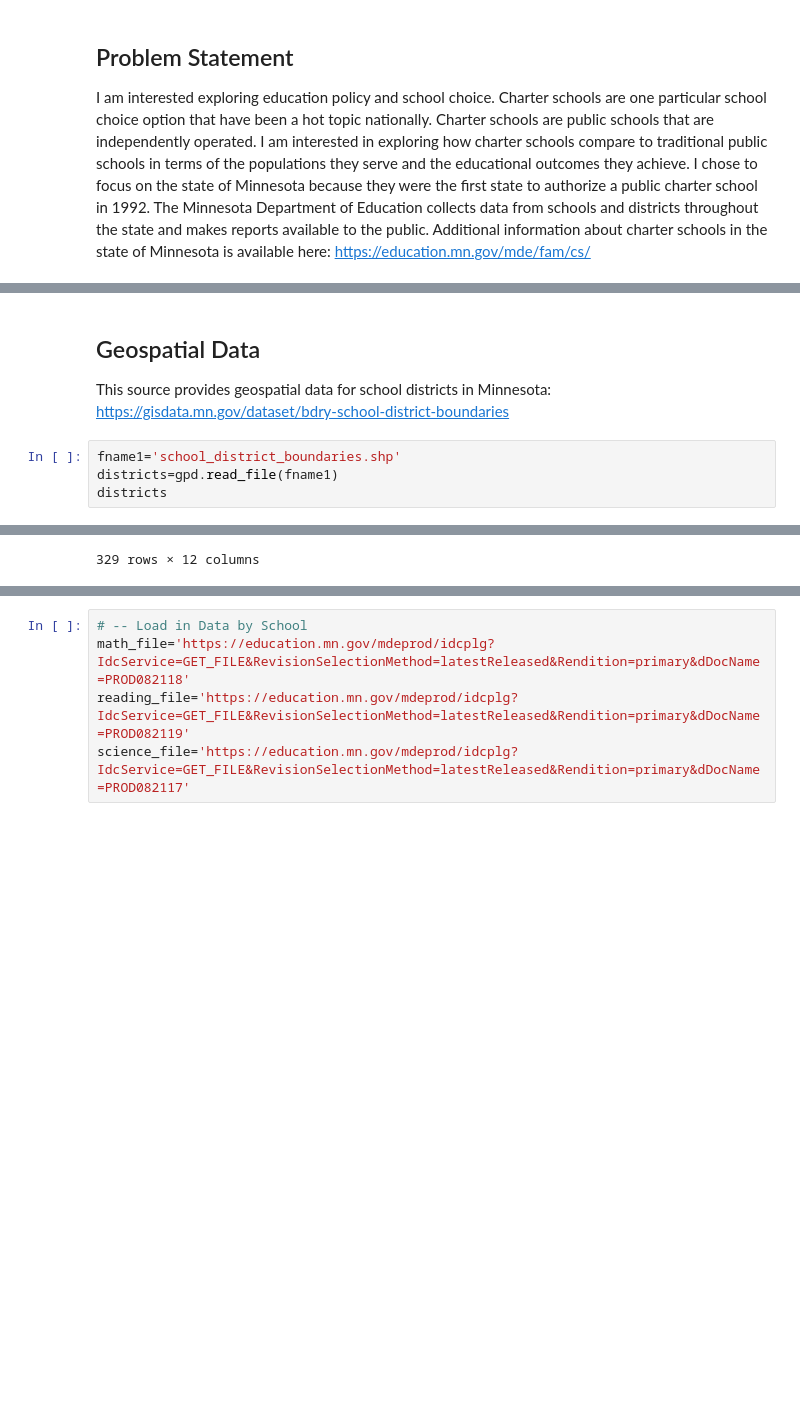
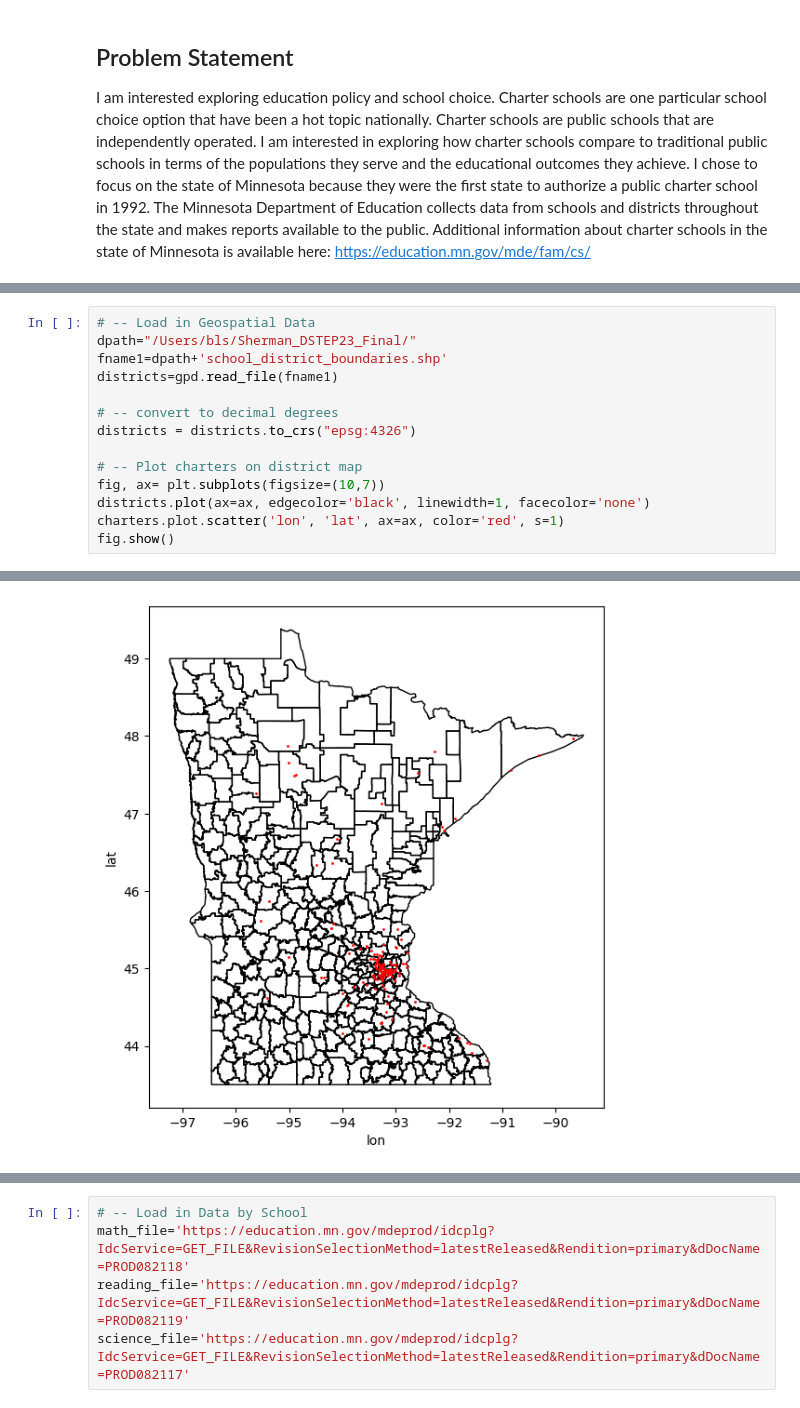
Before and after one commit to BrowynSherman/Sherman_DSTEP23_Final, a Jupyter notebook: Sherman_DSTEP_Final.ipynb, the cells around one changed output, grey strips where cells are left out. Saved outputs shown, nothing was run; the diff lists cells and outputs as text; blank space fills up the shorter version.

```diff
--- a/Sherman_DSTEP_Final.ipynb
+++ b/Sherman_DSTEP_Final.ipynb
@@ -36,9 +92,15 @@ charters
-# %% [markdown]
-## Geospatial Data
-
-This source provides geospatial data for school districts in Minnesota: https://gisdata.mn.gov/dataset/bdry-school-district-boundaries
 # %%
-fname1='school_district_boundaries.shp'
+# -- Load in Geospatial Data
+dpath="/Users/bls/Sherman_DSTEP23_Final/"
+fname1=dpath+'school_district_boundaries.shp'
 districts=gpd.read_file(fname1)
-districts
+
+# -- convert to decimal degrees
+districts = districts.to_crs("epsg:4326")
+
+# -- Plot charters on district map
+fig, ax= plt.subplots(figsize=(10,7))
+districts.plot(ax=ax, edgecolor='black', linewidth=1, facecolor='none')
+charters.plot.scatter('lon', 'lat', ax=ax, color='red', s=1)
+fig.show()
 # %% [output]
@@ -57 +107 @@ districts
-329 rows × 12 columns
+[figure, added]
```
Also changed, not shown: parts of 23 cells of this notebook.
